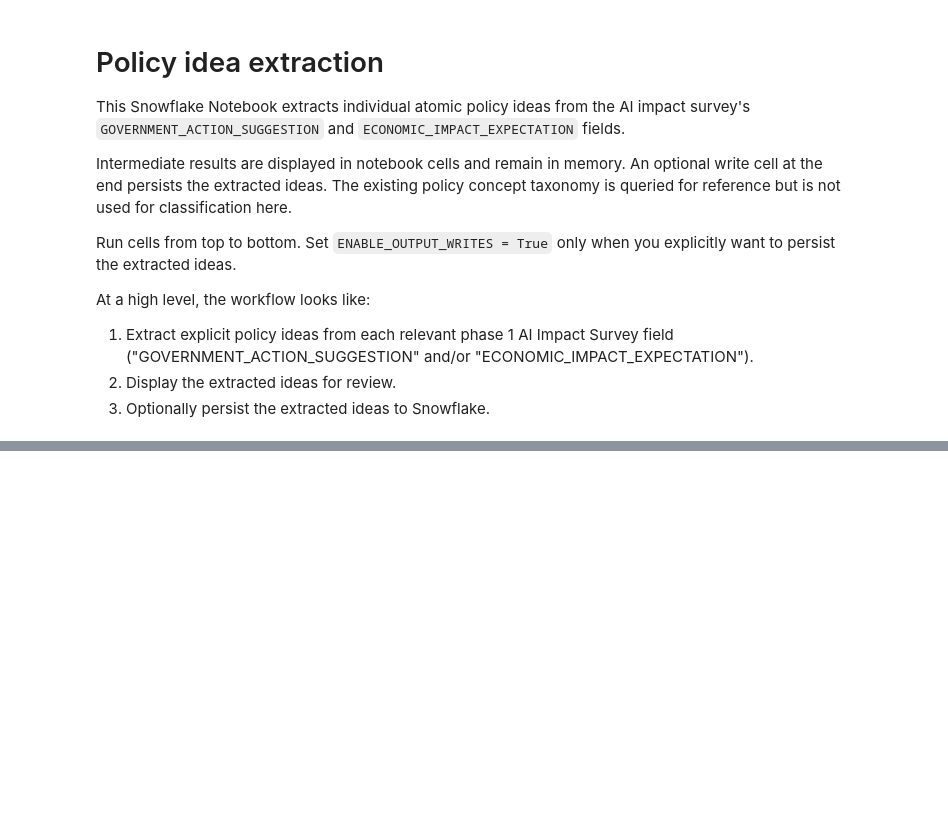
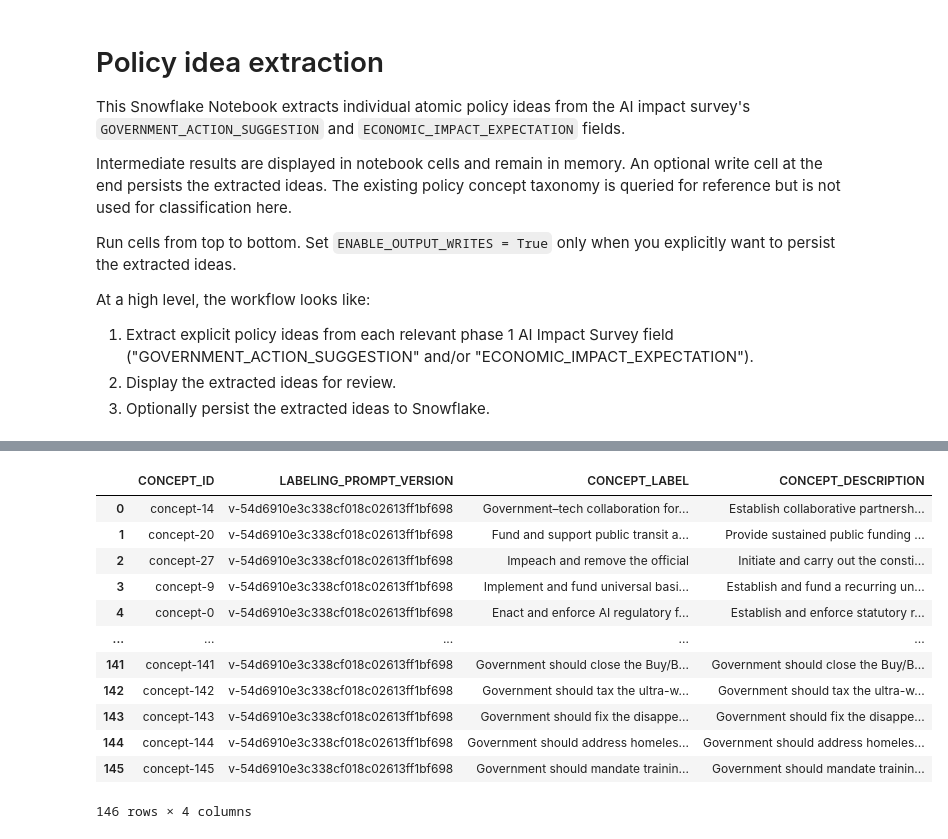
Before and after one commit to cagov/caldata-engaged-california, a Jupyter notebook: notebooks/ai_impact_survey/policy_concept_classification.ipynb, the cells around one changed output, grey strips where cells are left out. Drawn from its saved outputs; the diff is of its cells as text; code cells hidden in the pictures; blank space fills up the shorter version.

```diff
--- a/notebooks/ai_impact_survey/policy_concept_classification.ipynb
+++ b/notebooks/ai_impact_survey/policy_concept_classification.ipynb
@@ -284,0 +681,71 @@ else:
+# %%
+# Step 5: label each multi-idea concept with Cortex; singleton concepts use their one idea directly.
+LABELING_PROMPT_HEADER = (
+    "The following are California state employee policy recommendations that were grouped because "
+    "they represent the SAME underlying governmental action. Return JSON with:\n"
+    "- `label`: a concise label (under 50 characters) naming the specific action (not the topic or goal).\n"
+    "- `description`: one sentence defining the action represented.\n"
+    "Recommendations: "
+)
+LABELING_PROMPT_VERSION = f"v-{stable_id(LABELING_PROMPT_HEADER)}"
+LABELING_RESPONSE_FORMAT = (
+    '{"type":"json","schema":{"type":"object",'
+    '"properties":{"label":{"type":"string"},"description":{"type":"string"}},'
+    '"required":["label","description"],'
+    '"additionalProperties":false}}'
+)
+
+multi_member = membership_df.groupby("CONCEPT_ID").filter(lambda g: len(g) > 1)
+grouped = multi_member.merge(ideas_df, on="IDEA_ID")
+concept_texts = grouped.groupby("CONCEPT_ID")["IDEA_TEXT"].apply(lambda s: " | ".join(s)).reset_index()
+concept_texts.columns = ["CONCEPT_ID", "IDEA_TEXT"]
+
+if not concept_texts.empty:
+    work_table = stage_temp(concept_texts, "WORK_CONCEPTS_TO_LABEL")
+    labeled_df = query_df(f"""
+        SELECT
+            concept_id,
+            '{LABELING_PROMPT_VERSION}' AS labeling_prompt_version,
+            SNOWFLAKE.CORTEX.COMPLETE(
+                %s,
+                ARRAY_CONSTRUCT(OBJECT_CONSTRUCT('role','user','content', CONCAT(%s, idea_text))),
+                OBJECT_CONSTRUCT('temperature', 0, 'max_tokens', 300, 'response_format', PARSE_JSON(%s))
+            ) AS raw_cortex_response
+        FROM {work_table}
+    """, [CORTEX_MODEL, LABELING_PROMPT_HEADER, LABELING_RESPONSE_FORMAT])
+    labeled_df.columns = [c.upper() for c in labeled_df.columns]
+
+    def parse_label(raw: str) -> dict:
+        content = json.loads(extract_structured_response(raw))
+        return {"CONCEPT_LABEL": text_value(content.get("label")), "CONCEPT_DESCRIPTION": text_value(content.get("description"))}
+
+    labeled_df = pd.concat([labeled_df, labeled_df["RAW_CORTEX_RESPONSE"].apply(parse_label).apply(pd.Series)], axis=1)
+    labeled_df = labeled_df[["CONCEPT_ID", "LABELING_PROMPT_VERSION", "CONCEPT_LABEL", "CONCEPT_DESCRIPTION"]]
+else:
+    labeled_df = pd.DataFrame(columns=["CONCEPT_ID", "LABELING_PROMPT_VERSION", "CONCEPT_LABEL", "CONCEPT_DESCRIPTION"])
+
+singleton_df = membership_df.groupby("CONCEPT_ID").filter(lambda g: len(g) == 1).merge(ideas_df, on="IDEA_ID")
+singleton_labels = pd.DataFrame({
+    "CONCEPT_ID": singleton_df["CONCEPT_ID"],
+    "LABELING_PROMPT_VERSION": LABELING_PROMPT_VERSION,
+    "CONCEPT_LABEL": singleton_df["IDEA_TEXT"],
+    "CONCEPT_DESCRIPTION": singleton_df["IDEA_TEXT"],
+})
+
+concept_labels_df = pd.concat([labeled_df, singleton_labels], ignore_index=True)
+write_cache(concept_labels_df, CONCEPTS_TABLE, overwrite=True)
+concept_labels_df
+# %% [output]
+|  | CONCEPT_ID | LABELING_PROMPT_VERSION | CONCEPT_LABEL | CONCEPT_DESCRIPTION |
+| 0 | concept-14 | v-54d6910e3c338cf018c02613ff1bf698 | Government–tech collaboration for... | Establish collaborative partnersh... |
+| 1 | concept-20 | v-54d6910e3c338cf018c02613ff1bf698 | Fund and support public transit a... | Provide sustained public funding ... |
+| 2 | concept-27 | v-54d6910e3c338cf018c02613ff1bf698 | Impeach and remove the official | Initiate and carry out the consti... |
+| 3 | concept-9 | v-54d6910e3c338cf018c02613ff1bf698 | Implement and fund universal basi... | Establish and fund a recurring un... |
+| 4 | concept-0 | v-54d6910e3c338cf018c02613ff1bf698 | Enact and enforce AI regulatory f... | Establish and enforce statutory r... |
+| ... | ... | ... | ... | ... |
+| 141 | concept-141 | v-54d6910e3c338cf018c02613ff1bf698 | Government should close the Buy/B... | Government should close the Buy/B... |
+| 142 | concept-142 | v-54d6910e3c338cf018c02613ff1bf698 | Government should tax the ultra-w... | Government should tax the ultra-w... |
+| 143 | concept-143 | v-54d6910e3c338cf018c02613ff1bf698 | Government should fix the disappe... | Government should fix the disappe... |
+| 144 | concept-144 | v-54d6910e3c338cf018c02613ff1bf698 | Government should address homeles... | Government should address homeles... |
+| 145 | concept-145 | v-54d6910e3c338cf018c02613ff1bf698 | Government should mandate trainin... | Government should mandate trainin... |
+146 rows × 4 columns
```
Also changed, not shown: parts of 18 cells of this notebook, 2 other files.
